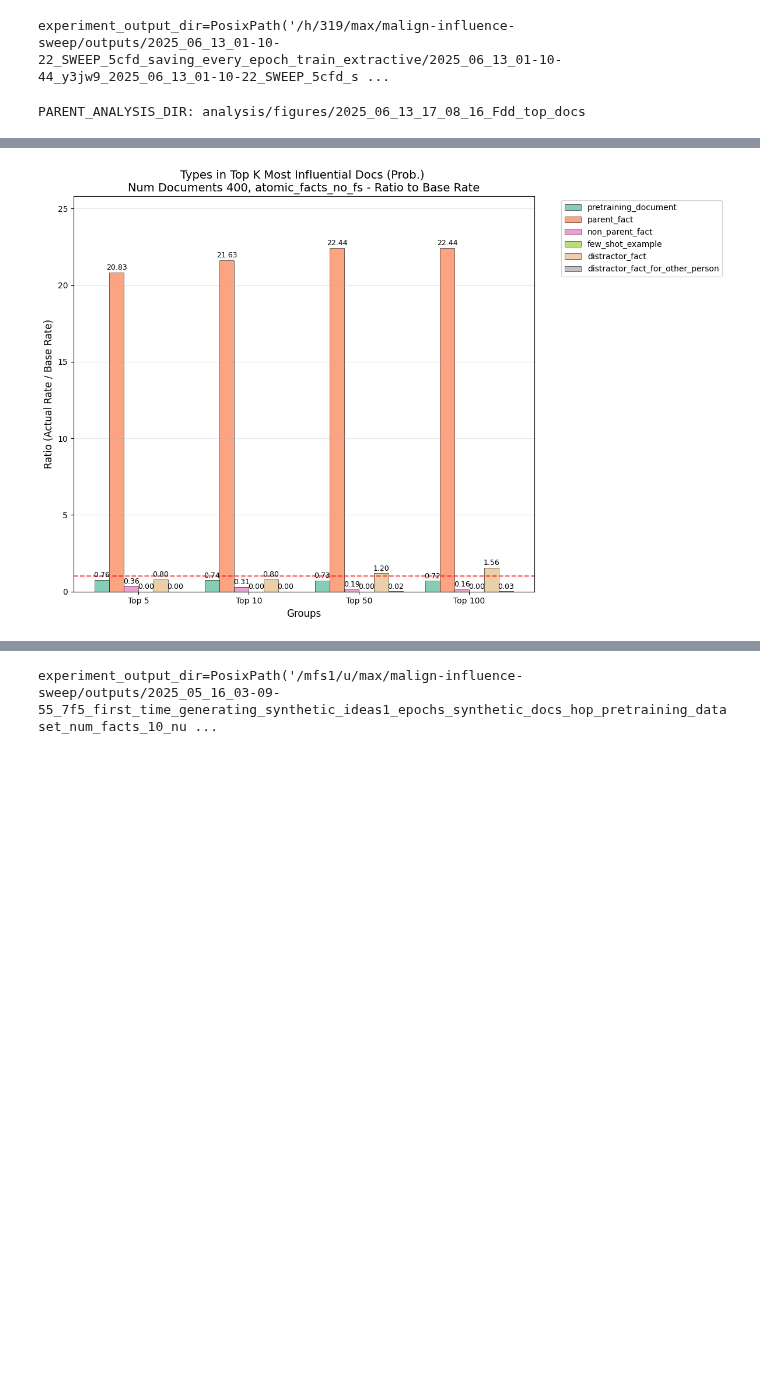
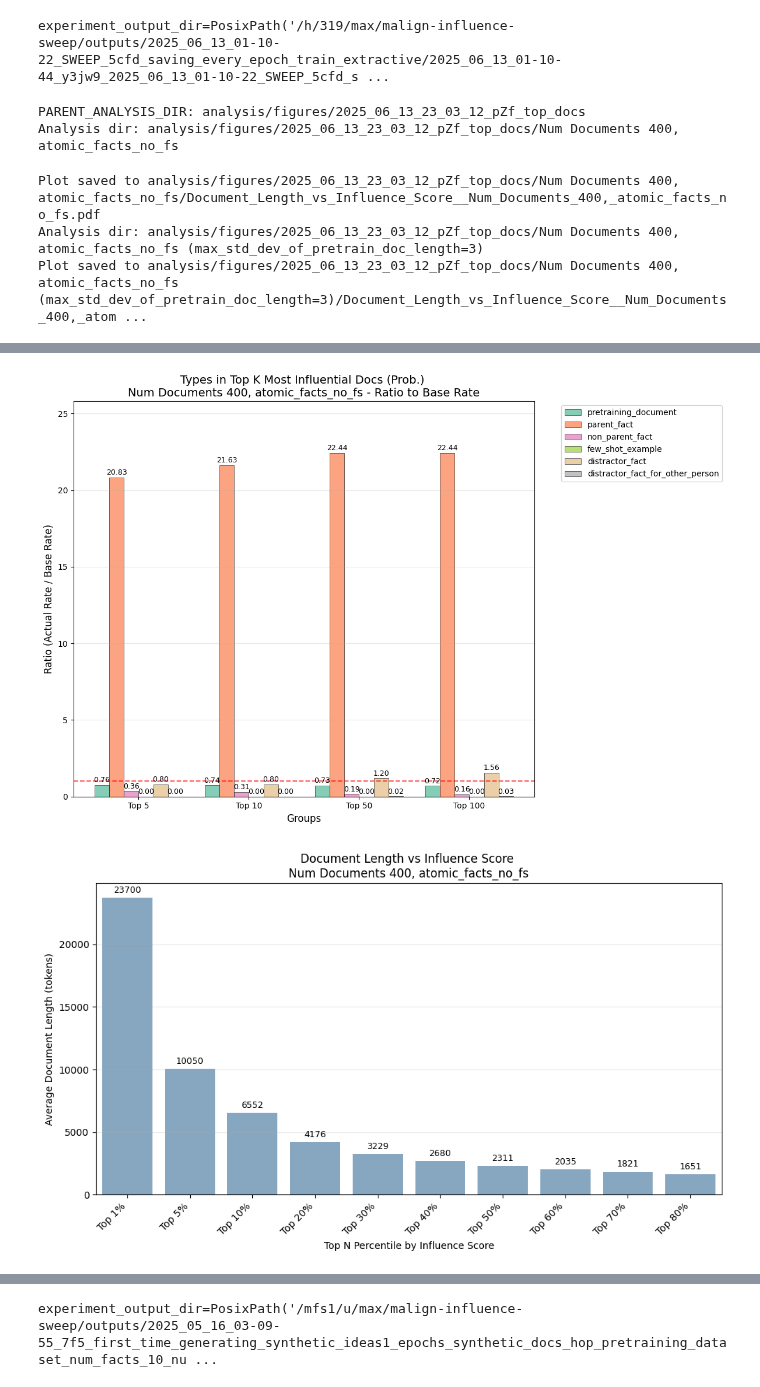
Before and after one commit to levmckinney/malign-influence, a Jupyter notebook: analysis/extractive_structures.ipynb, the cells around one changed output, grey strips where cells are left out. Drawn from its saved outputs; the diff is of its cells as text; code cells hidden in the pictures; blank space fills up the shorter version.

```diff
--- a/analysis/extractive_structures.ipynb
+++ b/analysis/extractive_structures.ipynb
@@ -1426,6 +1577,8 @@ from datetime import datetime
 experiment_name_parent = f"Averaging across all queries, see the top docs"
 prob_vectors_parent = []
 original_experiment_logs = []
+train_dataset_list = []
+query_datasets_list = []
 experiment_analysis_paths = [experiment.analysis_path for experiment in experiments_to_analyze]
 scores_df_list = []
 experiment_logs = paths_or_wandb_to_logs(experiment_analysis_paths)
@@ -1492,9 +1645,8 @@ for experiment, log, path_or_wandb in zip(experiments_to_analyze,experiment_logs
     t3 = time.time()
 
     scores_df_list.append(scores_df)
-
-
-    bin_width = max(1, int(len(train_dataset) / 40)) # type: ignore
+    train_dataset_list.append(train_dataset)
+    query_datasets_list.append(test_dataset)
 
     t4 = time.time()
 # %% [output]
@@ -1523,36 +1675,62 @@ def filter_number_of_documents(num_docs: int) -> Callable[[InfluenceArgs, Traini
 
     def filter(args: InfluenceArgs, training_args: TrainingArgs) -> bool:
 
         num_docs_in_training_args =  training_args.synth_types_per_fact * training_args.synth_ideas_per_type * training_args.synth_docs_per_idea
         return num_docs_in_training_args == num_docs
     return filter
 
 groups = []
 
 groups += [GroupOfExperiments(name=f"Num Documents {train_arg.synth_types_per_fact * train_arg.synth_ideas_per_type * train_arg.synth_docs_per_idea}, {arg.query_dataset_split_name}", experiment_filter= lambda x,y,if_arg=arg,t_arg=train_arg: (if_arg.query_dataset_split_name == x.query_dataset_split_name) and (train_arg.synth_ideas_per_type == y.synth_ideas_per_type)) for arg,train_arg in sorted([(InfluenceArgs.model_validate(log.args), TrainingArgs.model_validate(og_log.args)) for log, og_log in zip(experiment_logs, original_experiment_logs)], key=lambda x: x[1].synth_ideas_per_type)]
 
 for group in groups:
-    for lower_bound_on_query_prob in [None]:
 
         experiment_mask = [group.experiment_filter(InfluenceArgs.model_validate(log.args), TrainingArgs.model_validate(original_log.args)) for log, original_log in zip(experiment_logs, original_experiment_logs)]
         prob_vectors = [probabilities for probabilities, mask in zip(prob_vectors_parent, experiment_mask) if mask]
         scores_dfs = [scores_df for scores_df, mask in zip(scores_df_list, experiment_mask) if mask]
+        train_datasets = [train_dataset for train_dataset, mask in zip(train_dataset_list, experiment_mask) if mask]
+        query_datasets = [query_dataset for query_dataset, mask in zip(query_datasets_list, experiment_mask) if mask]
 
         experiment_name_parent = group.name
 
         if not any(experiment_mask):
             print(f"No test datasets found for {group.name}")
             continue
 
+        for max_std_dev_of_pretrain_doc_length in [None,3]:
 
-        analysis_dir = PARENT_ANALYSIS_DIR / experiment_name_parent
-        analysis_dir.mkdir(parents=True, exist_ok=True)
+            experiment_name = experiment_name_parent
+            if max_std_dev_of_pretrain_doc_length is not None:
+                experiment_name += f" (max_std_dev_of_pretrain_doc_length={max_std_dev_of_pretrain_doc_length})"
+            analysis_dir = PARENT_ANALYSIS_DIR / experiment_name
+            analysis_dir.mkdir(parents=True, exist_ok=True)
+            print(f"Analysis dir: {analysis_dir}")
 
+            assert len(train_datasets) == 1, "Only one train dataset is supported"
+            if max_std_dev_of_pretrain_doc_length is not None:
+                pretain_doc_lengths = [len(input_ids) for input_ids,type in zip(train_datasets[0]["input_ids"], train_datasets[0]["type"]) if type == "pretraining_document"]
+                std_dev = np.std(pretain_doc_lengths)
+                mn = np.mean(pretain_doc_lengths)
+                ids_to_keep = [id for id,type,input_ids in zip(train_datasets[0]["id"], train_datasets[0]["type"],train_datasets[0]["input_ids"]) if type != "pretraining_document" or (len(input_ids) < mn + max_std_dev_of_pretrain_doc_length * std_dev)] # type: ignore
+            else:
+                ids_to_keep = [id for id in train_datasets[0]["id"]]
 
-        plot_proportions_of_types_in_top_k(influence_scores_df=pd.concat(scores_dfs), top_ks=TOP_KS,title= "Types in Top K Most Influential Docs (Prob.) \n" + experiment_name_parent, analysis_dir=analysis_dir, plot_ratio=False)
+            scores_df = pd.concat(scores_dfs)
 
-        plot_proportions_of_types_in_top_k(influence_scores_df=pd.concat(scores_dfs), top_ks=TOP_KS,title= "Types in Top K Most Influential Docs (Prob.) \n" + experiment_name_parent, analysis_dir=analysis_dir, plot_ratio=True)
+            plot_proportions_of_types_in_top_k(influence_scores_df=scores_df, top_ks=TOP_KS,title= "Types in Top K Most Influential Docs (Prob.) \n" + experiment_name, analysis_dir=analysis_dir, plot_ratio=False, ids_to_keep=ids_to_keep)
+
+            plot_proportions_of_types_in_top_k(influence_scores_df=scores_df, top_ks=TOP_KS,title= "Types in Top K Most Influential Docs (Prob.) \n" + experiment_name, analysis_dir=analysis_dir, plot_ratio=True, ids_to_keep=ids_to_keep)
+
+            if len(train_datasets) == 1:
+                # filter to just be pretraining documents
+                ids_for_length_analysis=[id for id,type in zip(train_datasets[0]["id"], train_datasets[0]["type"]) if type == "pretraining_document" and id in ids_to_keep]
+                plot_document_length_by_influence_percentiles(scores_df=pd.concat(scores_dfs), train_dataset=train_dataset, title= "Document Length vs Influence Score \n" + experiment_name, analysis_dir=analysis_dir, train_ids=ids_for_length_analysis,percentiles=[0.01,0.05,0.1,0.2,0.3,0.4,0.5,0.6,0.7,0.8])
 # %% [output]
-PARENT_ANALYSIS_DIR: analysis/figures/2025_06_13_17_08_16_Fdd_top_docs
+PARENT_ANALYSIS_DIR: analysis/figures/2025_06_13_23_03_12_pZf_top_docs
+Analysis dir: analysis/figures/2025_06_13_23_03_12_pZf_top_docs/Num Documents 400, atomic_facts_no_fs
+Plot saved to analysis/figures/2025_06_13_23_03_12_pZf_top_docs/Num Documents 400, atomic_facts_no_fs/Document_Length_vs_Influence_Score__Num_Documents_400,_atomic_facts_no_fs.pdf
+Analysis dir: analysis/figures/2025_06_13_23_03_12_pZf_top_docs/Num Documents 400, atomic_facts_no_fs (max_std_dev_of_pretrain_doc_length=3)
+Plot saved to analysis/figures/2025_06_13_23_03_12_pZf_top_docs/Num Documents 400, atomic_facts_no_fs (max_std_dev_of_pretrain_doc_length=3)/Document_Length_vs_Influence_Score__Num_Documents_400,_atom ...
 [figure]
 [figure]
+[figure, added]
```
Also changed, not shown: parts of 4 cells of this notebook.
